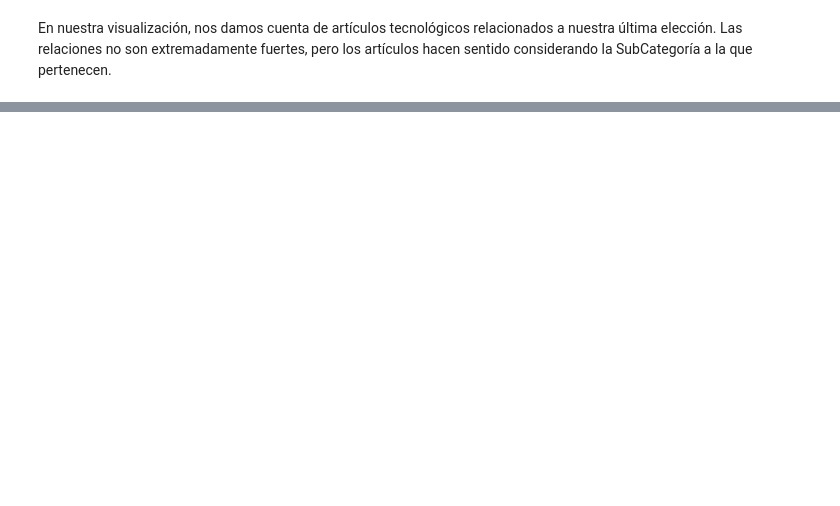
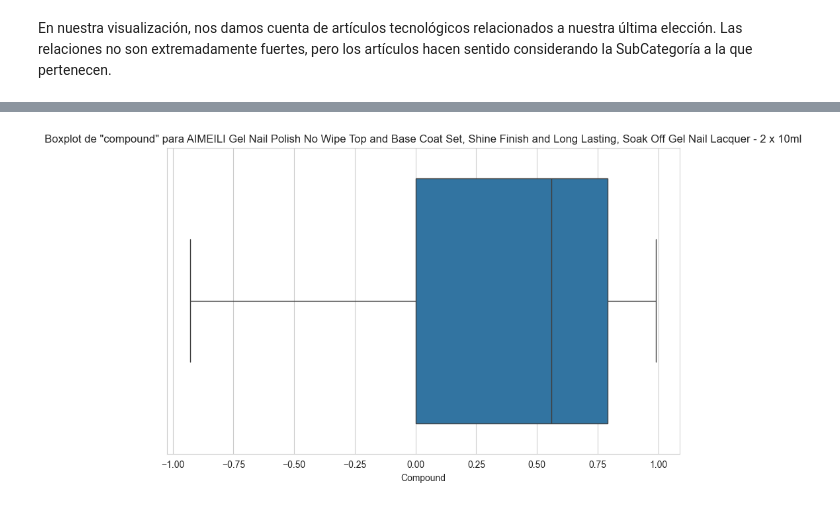
Before and after one commit to ngcarvajall/NLP_SisRecomendacion, a Jupyter notebook: modulo09-leccion06-nlp-LAB.ipynb, the cells around one changed output, grey strips where cells are left out. Saved outputs shown, nothing was run; the diff lists cells and outputs as text; code cells hidden in the pictures; blank space fills up the shorter version.

```diff
--- a/modulo09-leccion06-nlp-LAB.ipynb
+++ b/modulo09-leccion06-nlp-LAB.ipynb
@@ -515,0 +615,2 @@ En nuestra visualización, nos damos cuenta de artículos tecnológicos relacion
+# %%
+sentimiento_separado = nlp.AnalisisSentimientos(df, columna_texto='reviewText')
@@ -515,0 +623,2 @@ En nuestra visualización, nos damos cuenta de artículos tecnológicos relacion
+# %%
+sentimiento_separado.dataframe['sentimiento'] = sentimiento_separado.dataframe['compound'].apply(lambda valor: sentimiento_separado.clasificar_sentimiento(valor))
@@ -515,0 +695,15 @@ En nuestra visualización, nos damos cuenta de artículos tecnológicos relacion
+# %%
+sentimiento_separado.dataframe.groupby('productName')[['compound','reviewStar']]
+
+# Filtrar por el producto deseado
+producto_deseado = 'AIMEILI Gel Nail Polish No Wipe Top and Base Coat Set, Shine Finish and Long Lasting, Soak Off Gel Nail Lacquer - 2 x 10ml'  # Reemplaza con el nombre del artículo
+df_producto = sentimiento_separado.dataframe[sentimiento_separado.dataframe['productName'] == producto_deseado]
+
+# Crear el boxplot
+plt.figure(figsize=(10, 6))
+sns.boxplot(x=df_producto['compound'])
+plt.title(f'Boxplot de "compound" para {producto_deseado}')
+plt.xlabel('Compound')
+plt.show()
+# %% [output]
+[figure, added]
```
Also changed, not shown: parts of 42 cells of this notebook, 2 other files.
